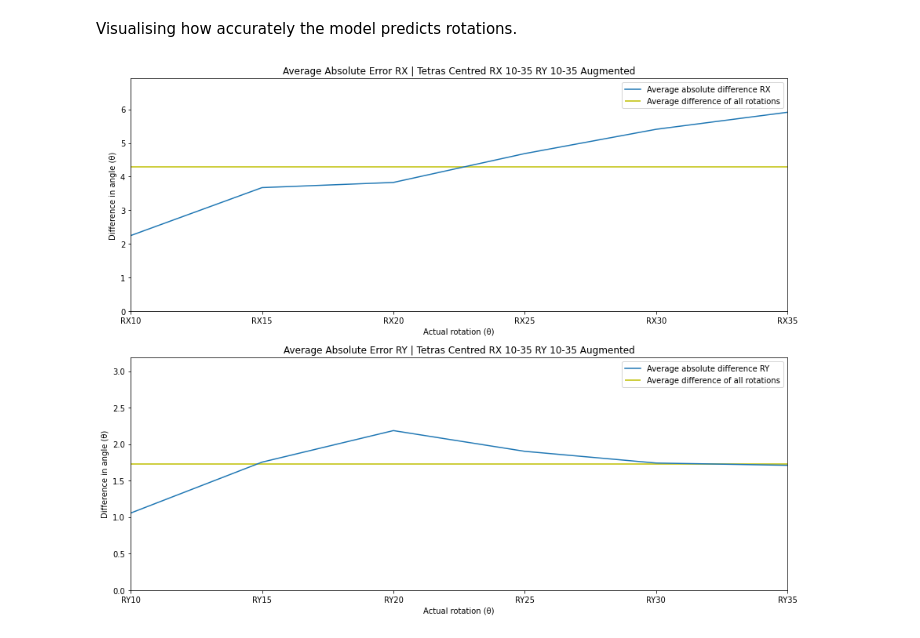
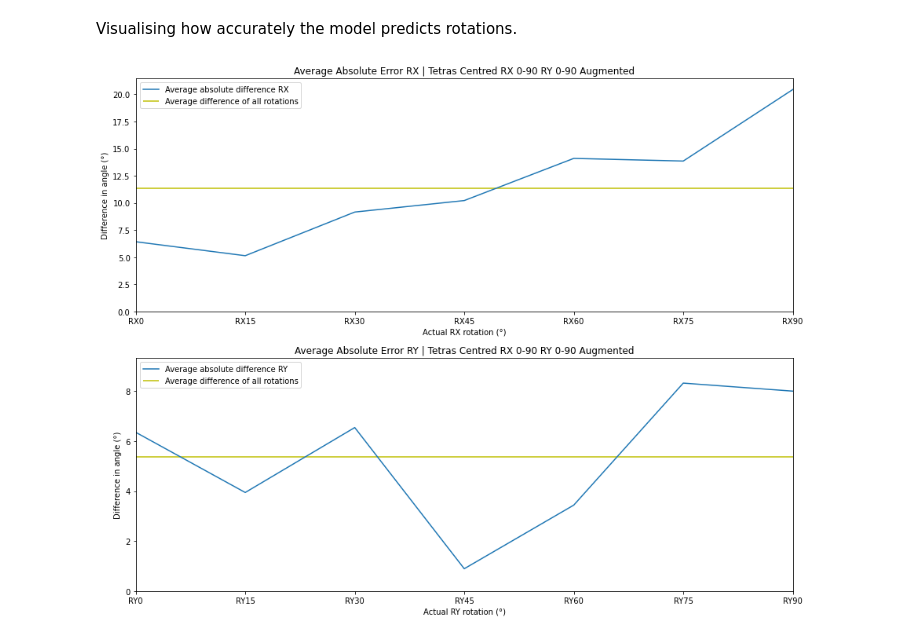
Before and after one commit to javidahmed64592/Y4-Nanoparticles-Project, a Jupyter notebook: ClassificationNanoparticles.ipynb, the cells around one changed output. Drawn from its saved outputs; the diff is of its cells as text; code cells hidden in the pictures.

```diff
--- a/ClassificationNanoparticles.ipynb
+++ b/ClassificationNanoparticles.ipynb
@@ -27,7 +27,7 @@ drive_path = "/content/drive"
 drive.mount(drive_path)
 
 cwd = os.path.join(drive_path, "MyDrive", "Nanoparticles")
-folder_name = "Tetras Centred RX 10-35 RY 10-35 Augmented"
+folder_name = "Tetras Centred RX 0-90 RY 0-90 Augmented"
 direc = os.path.join(cwd, folder_name)
 # %% [output]
 Mounted at /content/drive
@@ -319,32 +319,32 @@ Visualising how accurately the model predicts rotations.
 # %%
 bar_width = 0.2
 x = np.arange(len(ordered_names_x))
 
 plt.figure(figsize=(15, 12))
 plt.subplot(211)
 plt.plot(x, ordered_dif_x, label="Average absolute difference RX")
 plt.hlines(np.mean(ordered_dif_x), x[0]-bar_width, x[-1]+bar_width,
            color="y", label = "Average difference of all rotations")
-plt.xlabel("Actual rotation (θ)")
+plt.xlabel("Actual RX rotation (°)")
 plt.xticks(x, ordered_names_x)
-plt.ylabel("Difference in angle (θ)")
+plt.ylabel("Difference in angle (°)")
 plt.xlim([x[0], x[-1]])
 plt.ylim([0, np.max(ordered_dif_x) + 1])
 plt.legend(loc="best")
 plt.title("Average Absolute Error RX | %s" % folder_name)
 
 plt.subplot(212)
 plt.plot(x, ordered_dif_y, label="Average absolute difference RY")
 plt.hlines(np.mean(ordered_dif_y), x[0]-bar_width, x[-1]+bar_width,
            color="y", label = "Average difference of all rotations")
-plt.xlabel("Actual rotation (θ)")
+plt.xlabel("Actual RY rotation (°)")
 plt.xticks(x, ordered_names_y)
-plt.ylabel("Difference in angle (θ)")
+plt.ylabel("Difference in angle (°)")
 plt.xlim([x[0], x[-1]])
 plt.ylim([0, np.max(ordered_dif_y) + 1])
 plt.legend(loc="best")
 plt.title("Average Absolute Error RY | %s" % folder_name)
 
 plt.show()
 # %% [output]
-[figure, old version]
+[figure, new version]
```
Also changed, not shown: parts of 4 cells of this notebook, 2 other files.
